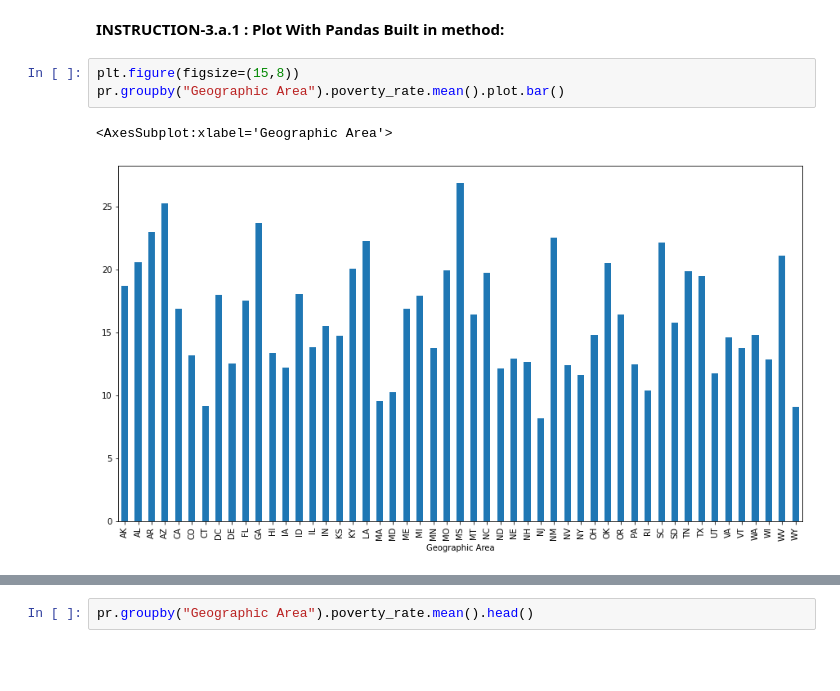
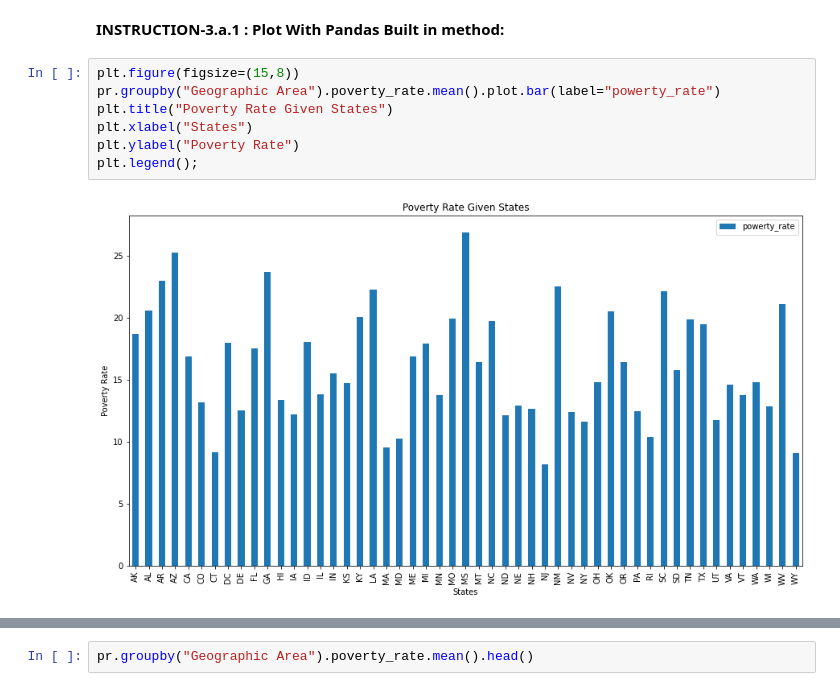
Before and after one commit to Ertugrul-Kurubal/Data-Visualization-With-Python-Projects, a Jupyter notebook: USA Fatal Police Shoot Analyse.ipynb, the cells around one changed output, grey strips where cells are left out. Cells and saved outputs as stored; diff of their text form; blank space fills up the shorter version.

```diff
--- a/USA Fatal Police Shoot Analyse.ipynb
+++ b/USA Fatal Police Shoot Analyse.ipynb
@@ -175,10 +187,13 @@ plt.legend();
 **INSTRUCTION-3.a.1 : Plot With Pandas Built in method:**
 # %%
 plt.figure(figsize=(15,8))
-pr.groupby("Geographic Area").poverty_rate.mean().plot.bar()
+pr.groupby("Geographic Area").poverty_rate.mean().plot.bar(label="powerty_rate")
+plt.title("Poverty Rate Given States")
+plt.xlabel("States")
+plt.ylabel("Poverty Rate")
+plt.legend();
 # %% [output]
-<AxesSubplot:xlabel='Geographic Area'>
-[figure, old version]
+[figure, new version]
 # %%
 fig,ax = plt.subplots(figsize=(15,8))
 pr.groupby("Geographic Area").poverty_rate.mean().plot.bar()
```
Also changed, not shown: parts of 7 cells of this notebook.
